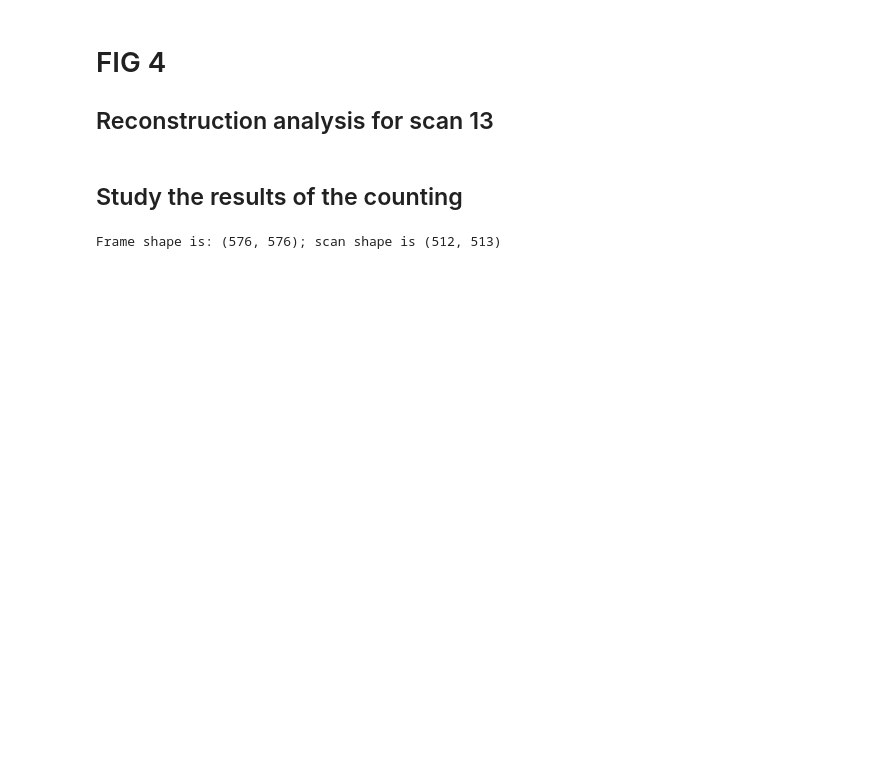
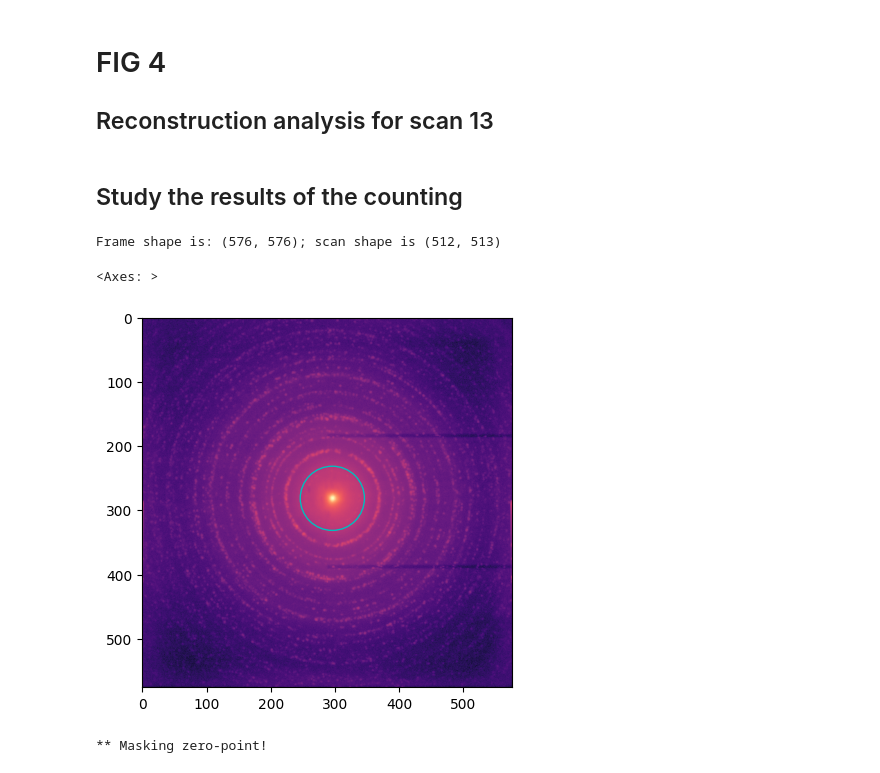
Before and after one commit to jerenner/backpropcount, a Jupyter notebook: notebooks/FIG4_reconstruction.ipynb, the cells around one changed output. Cells and saved outputs as stored; diff of their text form; code cells hidden in the pictures; blank space fills up the shorter version.

```diff
--- a/notebooks/FIG4_reconstruction.ipynb
+++ b/notebooks/FIG4_reconstruction.ipynb
@@ -62,3 +92,60 @@ dp_weighted = dp_weighted.reshape(sp_gausscount.frame_shape)
+# %%
+# Set up the parameters to mask the zero-point
+mask_zp = True
+x0 = 296
+y0 = 281
+radius = 50
+
+stim.plot_virtual_darkfield(sp_gausscount.sum(axis=(0,1)),(x0),(y0),(radius))
+# %% [output]
+<Axes: >
+[figure, added]
+# %%
+# ----------------------------------------------------------------------------------------------
+# Compute the unweighted diffraction pattern sums
+dp_standard = sp_standard.sum(axis=(0,1))
+dp_gausscount = sp_gausscount.sum(axis=(0,1))
+
+# Compute the weighted diffraction pattern sum (need to do the sums manually to include weights)
+dp_weighted = np.zeros(sp_gausscount.frame_shape[0]*sp_gausscount.frame_shape[1], np.uint32)
+for ii, (events, weights) in enumerate(zip(frames_gausscount, weights_gausscount)):
+    dp_weighted[events] += weights
+dp_weighted = dp_weighted.reshape(sp_gausscount.frame_shape)
+
+# ----------------------------------------------------------------------------------------------
+# Compute the real space sums
+rs_weighted = np.zeros(sp_gausscount.scan_shape[0]*sp_gausscount.scan_shape[1], np.uint32)
+dp_weighted_masked = np.zeros(sp_gausscount.frame_shape[0]*sp_gausscount.frame_shape[1], np.uint32)
+if(mask_zp):
+    print("** Masking zero-point!")
+
+    rs_standard = virtual_darkfield_inv(sp_standard, (x0), (y0), (radius))
+    rs_gausscount = virtual_darkfield_inv(sp_gausscount, (x0), (y0), (radius))
+
+    # Loop through all frames to get the corresponding weighted counts
+    frame_shape = sp_gausscount.frame_shape
+    for ii, (events, weights) in enumerate(zip(frames_gausscount, weights_gausscount)):
+        for ev,wt in zip(events,weights):
+            ev_row = ev // frame_shape[0]
+            ev_col = ev % frame_shape[1]
+            dist = np.sqrt((ev_row - y0)**2 + (ev_col - x0)**2)
+            if(dist > radius):
+                rs_weighted[ii] += wt
+                dp_weighted_masked[ev] += wt
+    dp_weighted_masked = dp_weighted_masked.reshape(sp_gausscount.frame_shape)
+else:
+
+    # Compute the diffraction pattern and real space
+    rs_standard = sp_standard.sum(axis=(2,3))
+    rs_gausscount = sp_gausscount.sum(axis=(2,3))
+
+    # Need to do the sums manually to include weights
+    for ii, (events, weights) in enumerate(zip(frames_gausscount, weights_gausscount)):
+        rs_weighted[ii] = len(events) * sum(weights)
+
+rs_weighted = rs_weighted.reshape(sp_gausscount.scan_shape)
+# %% [output]
+** Masking zero-point!
 # %%
 # Plot the diffraction patterns
 fig, axes = plt.subplots(1, 3, figsize=(14,3.8))
```
Also changed, not shown: parts of 4 cells of this notebook.
